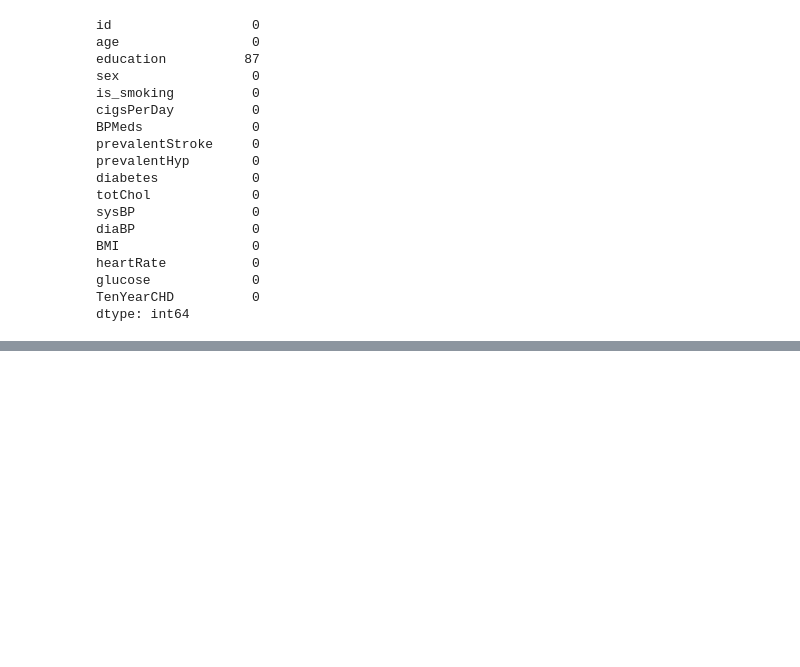
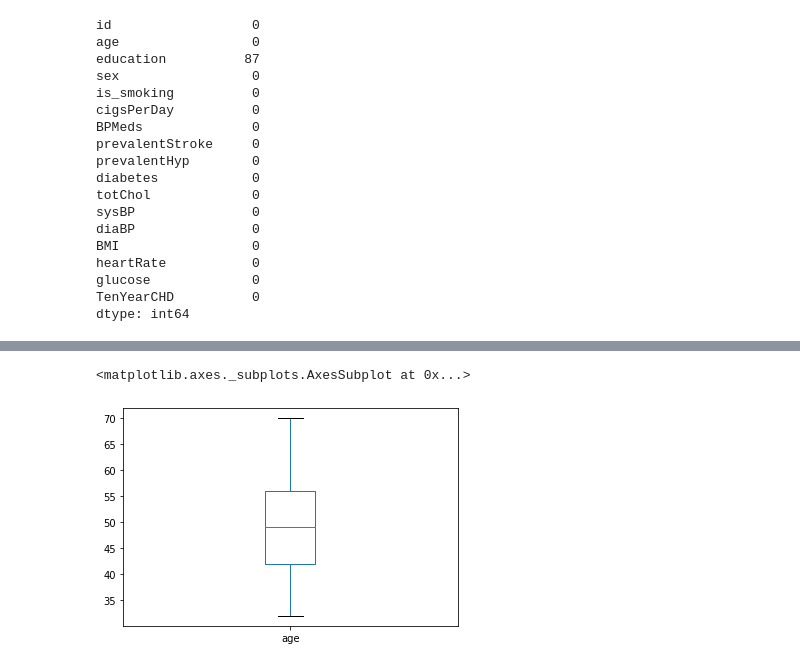
Before and after one commit to raghavendrakulkarni14/Cardiovascular_risk_prediction_classification, a Jupyter notebook: RaghavendraAKulkarniClassification.ipynb, the cells around one changed output, grey strips where cells are left out. Drawn from its saved outputs; the diff is of its cells as text; code cells hidden in the pictures; blank space fills up the shorter version.

```diff
--- a/RaghavendraAKulkarniClassification.ipynb
+++ b/RaghavendraAKulkarniClassification.ipynb
@@ -124,0 +155,5 @@ dtype: int64
+# %%
+df.age.plot.box()
+# %% [output]
+<matplotlib.axes._subplots.AxesSubplot at 0x...>
+[figure, added]
```
Also changed, not shown: parts of 18 cells of this notebook.
